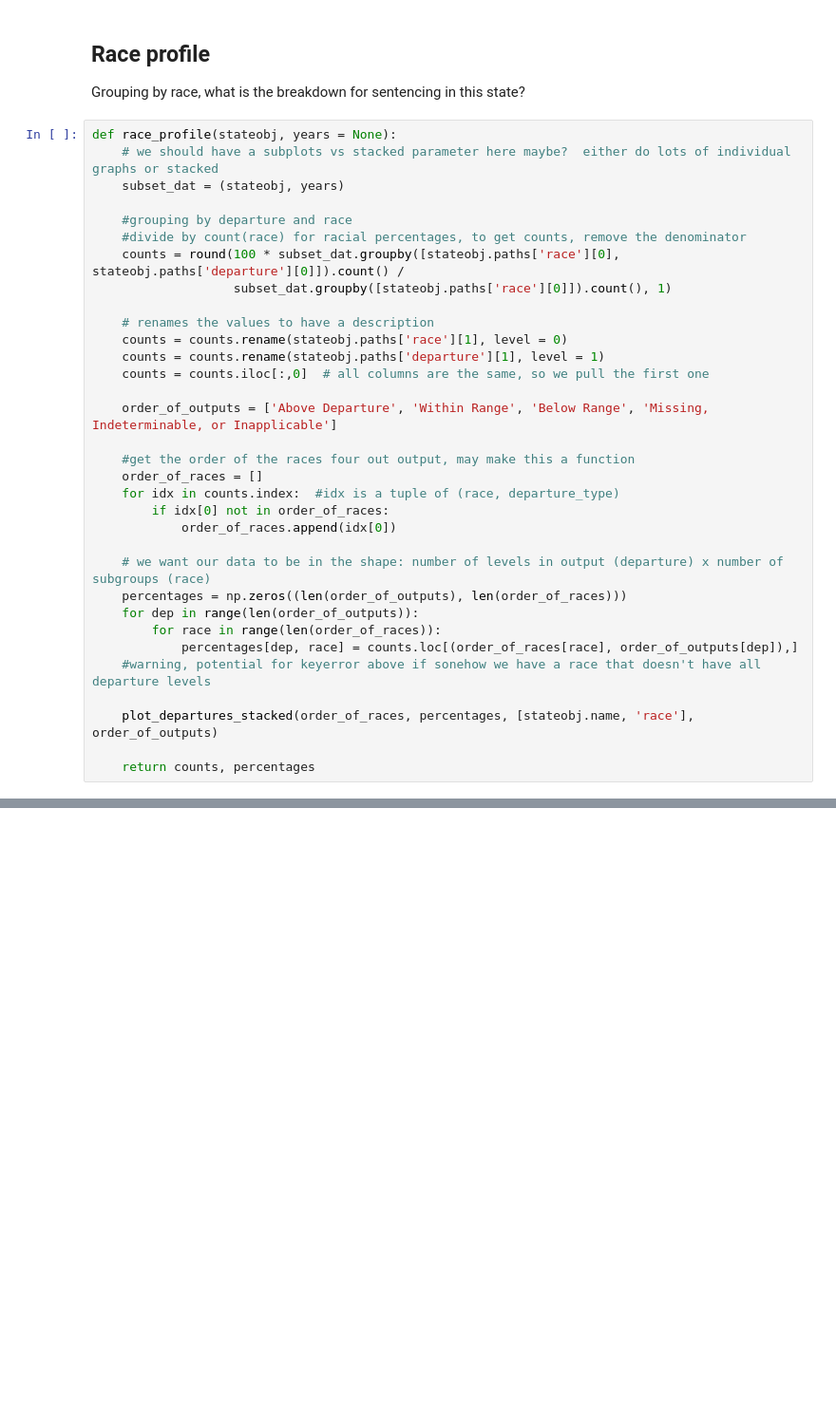
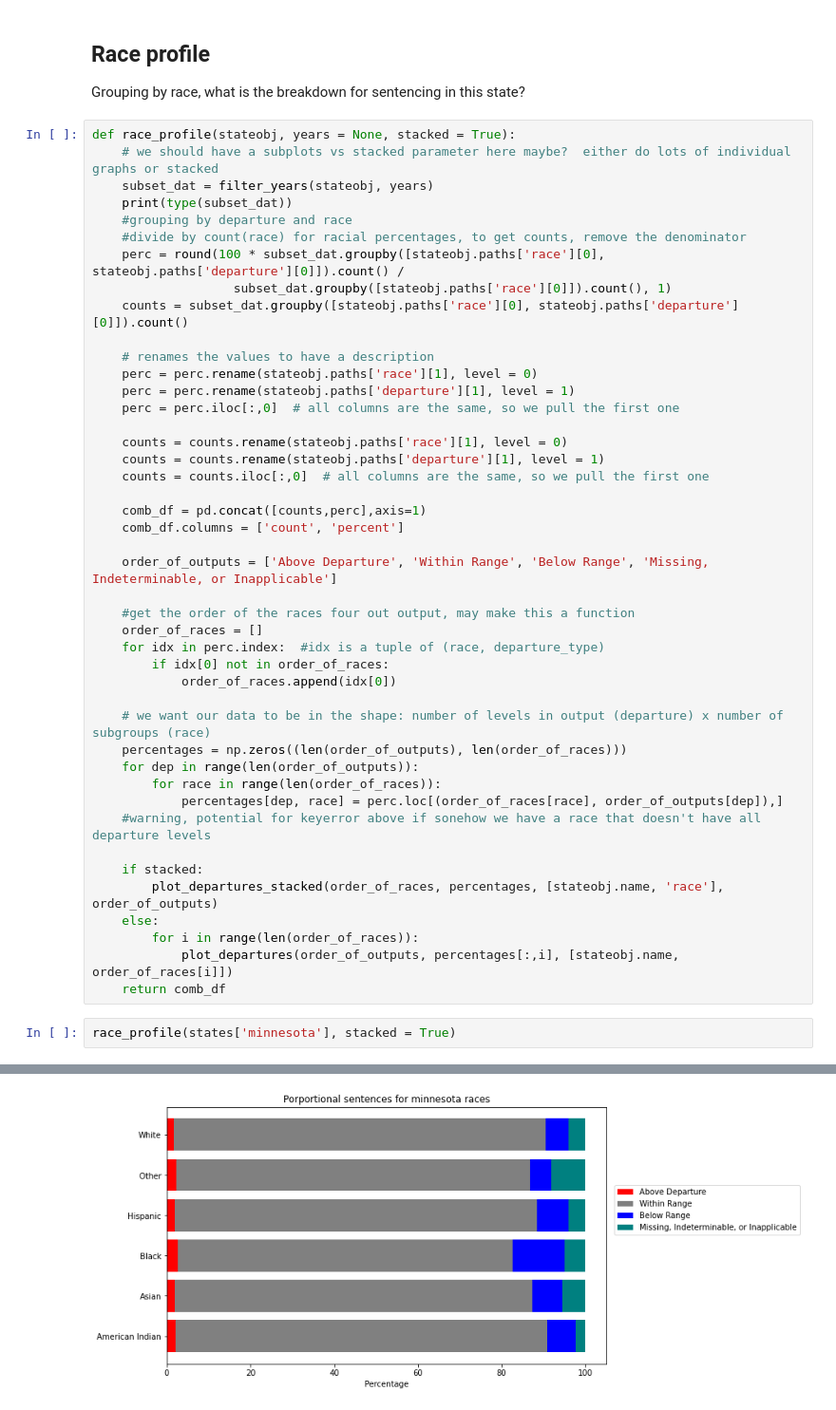
Before and after one commit to nitkiew2/QSIDE-JUSTFAIR-TOOLBOX, a Jupyter notebook: Analysis_Toolbox.ipynb, the cells around one changed output, grey strips where cells are left out. Shown: that part at 95% size. Drawn from its saved outputs; the diff is of its cells as text; blank space fills up the shorter version.

```diff
--- a/Analysis_Toolbox.ipynb
+++ b/Analysis_Toolbox.ipynb
@@ -164,25 +177,33 @@ state_aggregate(states['minnesota'])
 
 Grouping by race, what is the breakdown for sentencing in this state?
 # %%
-def race_profile(stateobj, years = None):
+def race_profile(stateobj, years = None, stacked = True):
     # we should have a subplots vs stacked parameter here maybe?  either do lots of individual graphs or stacked
-    subset_dat = (stateobj, years)
-
+    subset_dat = filter_years(stateobj, years)
+    print(type(subset_dat))
     #grouping by departure and race
     #divide by count(race) for racial percentages, to get counts, remove the denominator
-    counts = round(100 * subset_dat.groupby([stateobj.paths['race'][0], stateobj.paths['departure'][0]]).count() /
+    perc = round(100 * subset_dat.groupby([stateobj.paths['race'][0], stateobj.paths['departure'][0]]).count() /
                    subset_dat.groupby([stateobj.paths['race'][0]]).count(), 1)
+    counts = subset_dat.groupby([stateobj.paths['race'][0], stateobj.paths['departure'][0]]).count()
 
     # renames the values to have a description
+    perc = perc.rename(stateobj.paths['race'][1], level = 0)
+    perc = perc.rename(stateobj.paths['departure'][1], level = 1)
+    perc = perc.iloc[:,0]  # all columns are the same, so we pull the first one
+
     counts = counts.rename(stateobj.paths['race'][1], level = 0)
     counts = counts.rename(stateobj.paths['departure'][1], level = 1)
     counts = counts.iloc[:,0]  # all columns are the same, so we pull the first one
+
+    comb_df = pd.concat([counts,perc],axis=1)
+    comb_df.columns = ['count', 'percent']
 
     order_of_outputs = ['Above Departure', 'Within Range', 'Below Range', 'Missing, Indeterminable, or Inapplicable']
 
     #get the order of the races four out output, may make this a function
     order_of_races = []
-    for idx in counts.index:  #idx is a tuple of (race, departure_type)
+    for idx in perc.index:  #idx is a tuple of (race, departure_type)
         if idx[0] not in order_of_races:
             order_of_races.append(idx[0])
 
@@ -190,9 +211,15 @@ def race_profile(stateobj, years = None):
     percentages = np.zeros((len(order_of_outputs), len(order_of_races)))
     for dep in range(len(order_of_outputs)):
         for race in range(len(order_of_races)):
-            percentages[dep, race] = counts.loc[(order_of_races[race], order_of_outputs[dep]),]
+            percentages[dep, race] = perc.loc[(order_of_races[race], order_of_outputs[dep]),]
     #warning, potential for keyerror above if sonehow we have a race that doesn't have all departure levels
 
-    plot_departures_stacked(order_of_races, percentages, [stateobj.name, 'race'], order_of_outputs)
-
-    return counts, percentages
+    if stacked:
+        plot_departures_stacked(order_of_races, percentages, [stateobj.name, 'race'], order_of_outputs)
+    else:
+        for i in range(len(order_of_races)):
+            plot_departures(order_of_outputs, percentages[:,i], [stateobj.name, order_of_races[i]])
+    return comb_df
+# %%
+race_profile(states['minnesota'], stacked = True)
+# %% [output]
@@ -198,0 +245 @@ def race_profile(stateobj, years = None):
+[figure, added]
```
Also changed, not shown: parts of 3 cells of this notebook.
